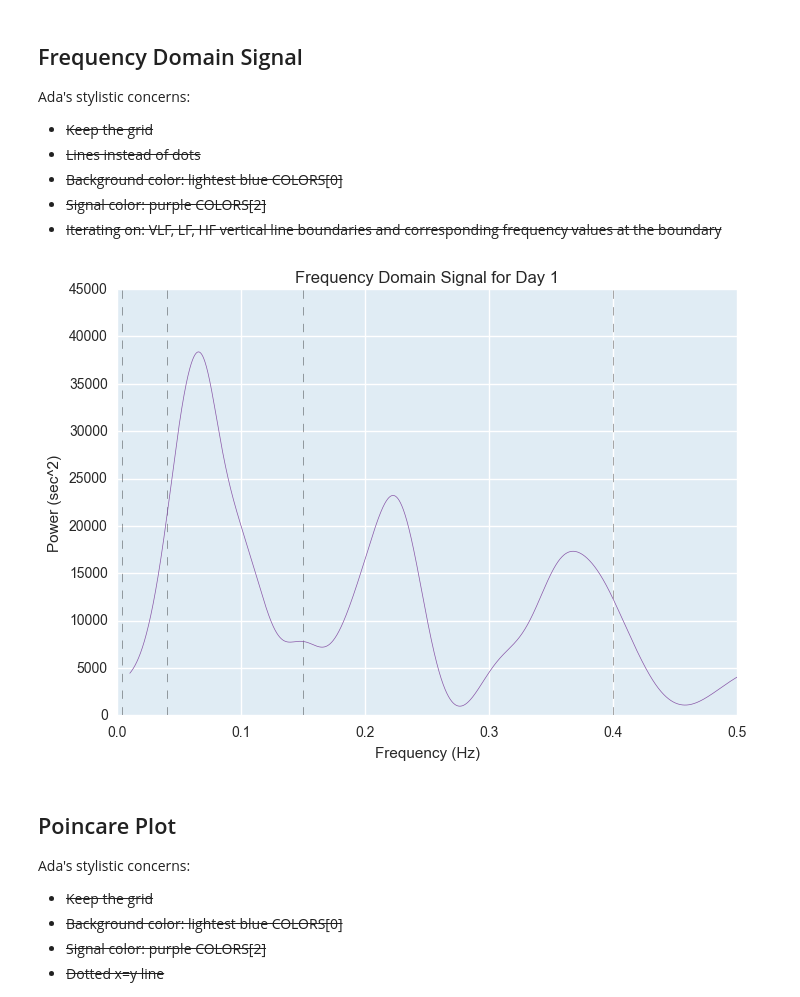
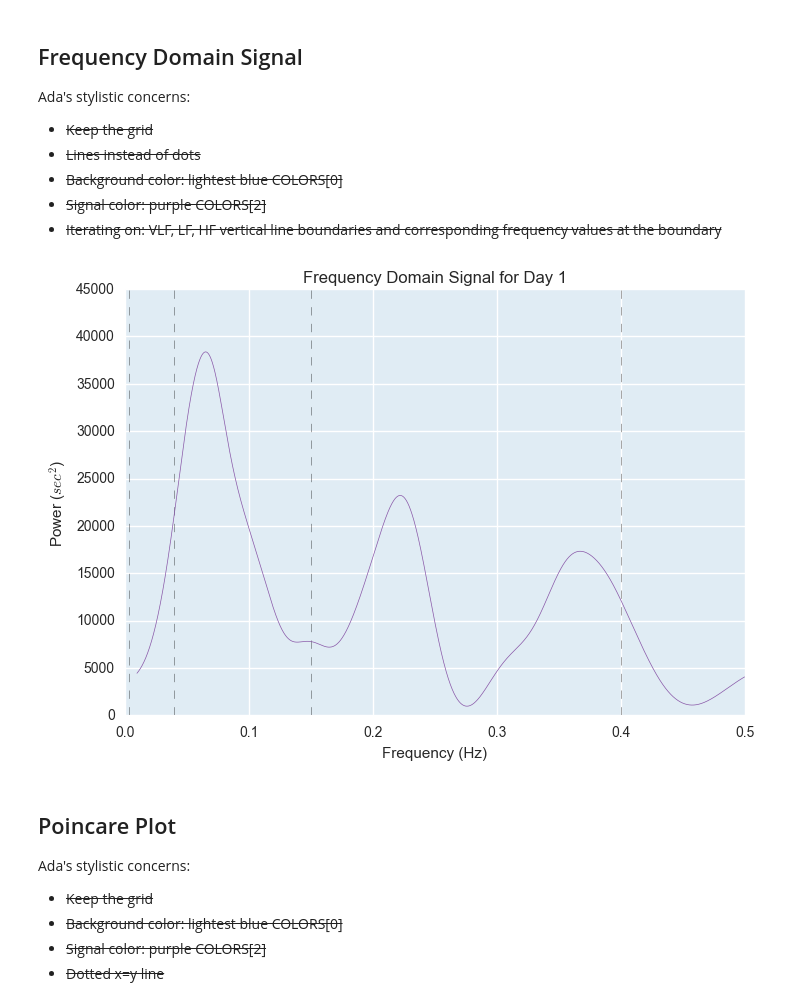
Before and after one commit to terrrychan/PHS-Project, a Jupyter notebook: Visualizations.ipynb, the cells around one changed output. Drawn from its saved outputs; the diff is of its cells as text; code cells hidden in the pictures.

```diff
--- a/Visualizations.ipynb
+++ b/Visualizations.ipynb
@@ -99,35 +100,35 @@ plt.axvline(x=0.04,
 plt.axvline(x=0.15,
             linestyle=VLINESTYLE, alpha=VLINEALPHA, color=VLINECOLOR, linewidth=VLINEWIDTH)
 plt.axvline(x=0.4,
             linestyle=VLINESTYLE, alpha=VLINEALPHA, color=VLINECOLOR, linewidth=VLINEWIDTH)
 plt.axvline(x=0.5,
             linestyle=VLINESTYLE, alpha=VLINEALPHA, color=VLINECOLOR, linewidth=VLINEWIDTH)
 
 plt.plot(data['freqs'],
          data['periodogram'],
          linestyle=LINESTYLE, alpha=LINEALPHA, color=LINECOLOR, linewidth=LINEWIDTH)
 
 lf = data['low_power'][0]
 hf = data['high_power'][0]
 
 axes = plt.gca()
 axes.set_axis_bgcolor(BGCOLOR)
 axes.set_ylim([0, 45000])
 # place_text(0.010, 0.92, 'VLF', axes)
 # place_text(0.010, -0.01, '0.0033 ', axes, specific_fontsize=9)
 # place_text(0.085, 0.92, 'LF power = ' + str(lf)[:-5], axes)
 # place_text(0.085, -0.01, '0.04', axes, specific_fontsize=9)
 # place_text(0.305, 0.92, 'HF power = ' + str(hf)[:-5], axes)
 # place_text(0.305, -0.01, '0.15', axes, specific_fontsize=9)
 
 plt.xlabel("Frequency (Hz)")
-plt.ylabel("Power (sec^2)")
+plt.ylabel("Power ($sec^2$)")
 plt.title("Frequency Domain Signal for Day 1")
 
 plt.savefig('day1_FrequencyDomainSignal.png', format='png')
 plt.show()
 # %% [output]
-[figure, old version]
+[figure, new version]
 # %% [markdown]
 ## Poincare Plot
 
```
Also changed, not shown: parts of 7 cells of this notebook, 6 other files.
